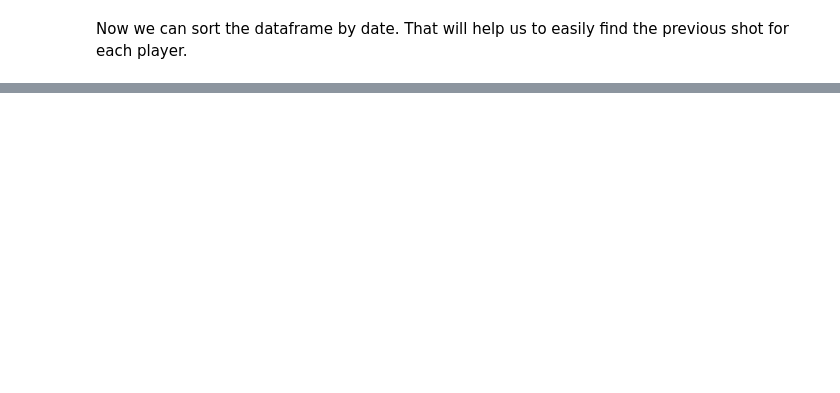
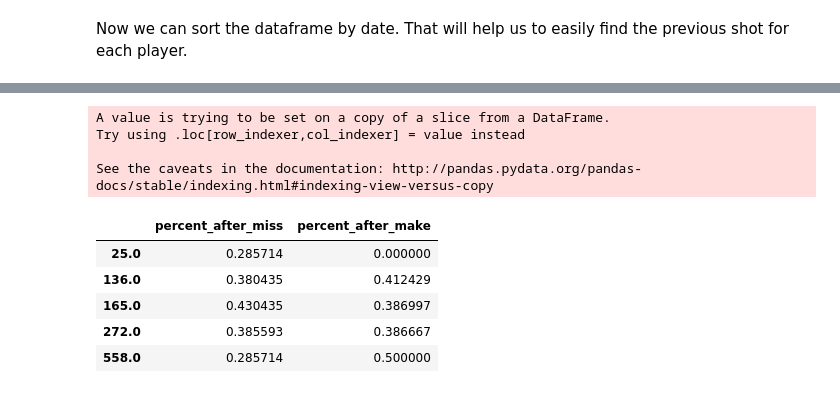
Before and after one commit to pbyrnes/hotHand, a Jupyter notebook: notebooks/hotHandEffect.ipynb, the cells around one changed output, grey strips where cells are left out. Saved outputs shown, nothing was run; the diff lists cells and outputs as text; code cells hidden in the pictures; blank space fills up the shorter version.

```diff
--- a/notebooks/hotHandEffect.ipynb
+++ b/notebooks/hotHandEffect.ipynb
@@ -84,0 +103,27 @@ Now we can sort the dataframe by date.  That will help us to easily find the pre
+# %%
+shots_grouped_by_player = shots.groupby('espn_player_id')
+
+# to collect the perecentages afer make/miss for each player
+player_shot_dict = {}
+
+for id,group in shots_grouped_by_player:
+    player_stats = {}
+    group['previous_shot_made_flag'] = group['shot_made_flag'].shift(1)
+    player_stats[group.iloc[0]['espn_player_id']] = group[['shot_made_flag','previous_shot_made_flag']].groupby('previous_shot_made_flag').aggregate([numpy.mean,numpy.sum,numpy.count_nonzero])['shot_made_flag']
+
+    # filter out players who did not attempt at least one shot after both a make and a miss
+    if not player_stats[id].empty and player_stats[id].index.size == 2:
+            player_shot_dict[id] = {'percent_after_miss':player_stats[id].loc[0]['mean'], 'percent_after_make':player_stats[id].loc[1]['mean']}
+player_shot_df = pd.DataFrame.from_dict(data=player_shot_dict,orient='index')
+player_shot_df.head()
+# %% [output]
+A value is trying to be set on a copy of a slice from a DataFrame.
+Try using .loc[row_indexer,col_indexer] = value instead
+
+See the caveats in the documentation: http://pandas.pydata.org/pandas-docs/stable/indexing.html#indexing-view-versus-copy
+|  | percent_after_miss | percent_after_make |
+| 25.0 | 0.285714 | 0.000000 |
+| 136.0 | 0.380435 | 0.412429 |
+| 165.0 | 0.430435 | 0.386997 |
+| 272.0 | 0.385593 | 0.386667 |
+| 558.0 | 0.285714 | 0.500000 |
```
Also changed, not shown: parts of 10 cells of this notebook.
